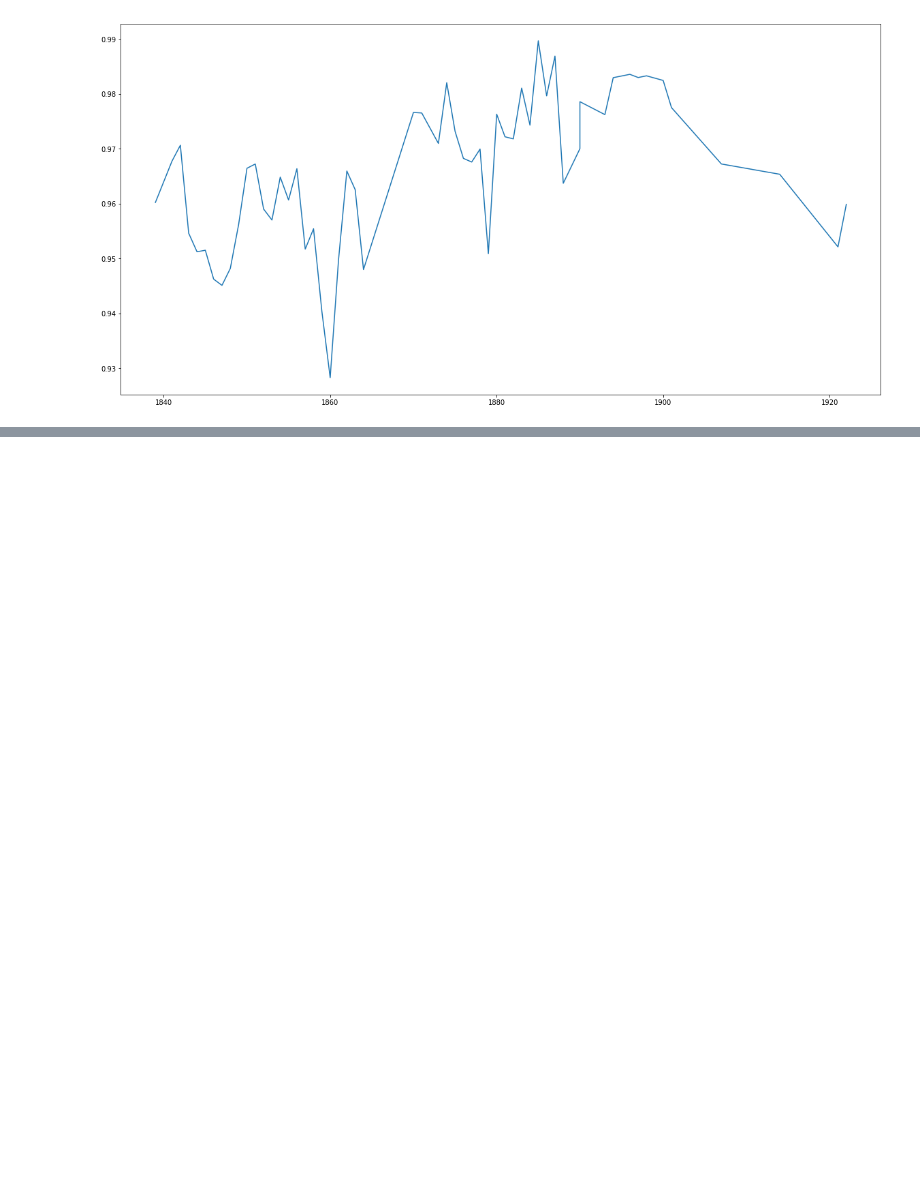
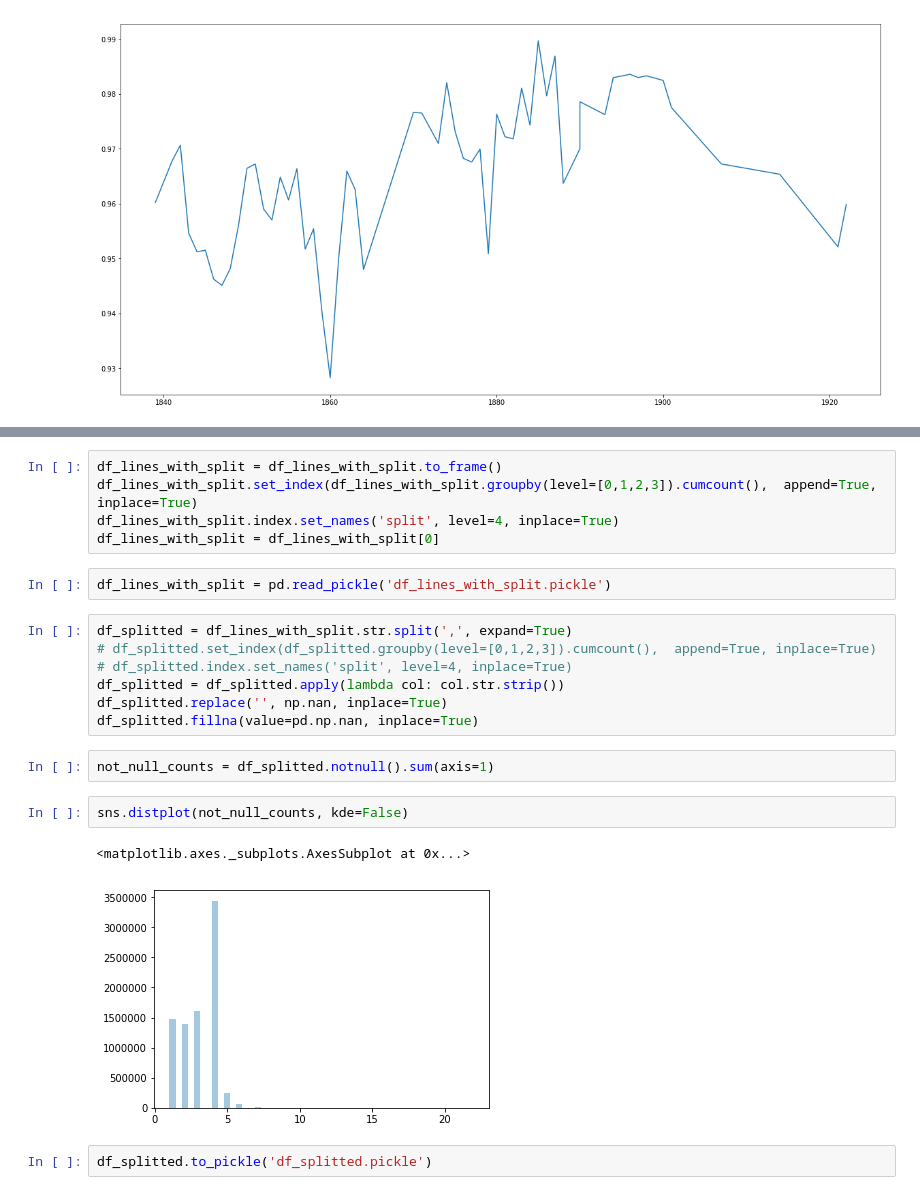
Before and after one commit to adescombes/Richelieu, a Jupyter notebook: Gallica OCR confidence stats.ipynb, the cells around one changed output, grey strips where cells are left out. Drawn from its saved outputs; the diff is of its cells as text; blank space fills up the shorter version.

```diff
--- a/Gallica OCR confidence stats.ipynb
+++ b/Gallica OCR confidence stats.ipynb
@@ -288,0 +426,23 @@ plt.plot(data['annee'], data['confidence'])
+# %%
+df_lines_with_split = df_lines_with_split.to_frame()
+df_lines_with_split.set_index(df_lines_with_split.groupby(level=[0,1,2,3]).cumcount(),  append=True, inplace=True)
+df_lines_with_split.index.set_names('split', level=4, inplace=True)
+df_lines_with_split = df_lines_with_split[0]
+# %%
+df_lines_with_split = pd.read_pickle('df_lines_with_split.pickle')
+# %%
+df_splitted = df_lines_with_split.str.split(',', expand=True)
+# df_splitted.set_index(df_splitted.groupby(level=[0,1,2,3]).cumcount(),  append=True, inplace=True)
+# df_splitted.index.set_names('split', level=4, inplace=True)
+df_splitted = df_splitted.apply(lambda col: col.str.strip())
+df_splitted.replace('', np.nan, inplace=True)
+df_splitted.fillna(value=pd.np.nan, inplace=True)
+# %%
+not_null_counts = df_splitted.notnull().sum(axis=1)
+# %%
+sns.distplot(not_null_counts, kde=False)
+# %% [output]
+<matplotlib.axes._subplots.AxesSubplot at 0x...>
+[figure, added]
+# %%
+df_splitted.to_pickle('df_splitted.pickle')
```
Also changed, not shown: parts of 100 cells of this notebook.
